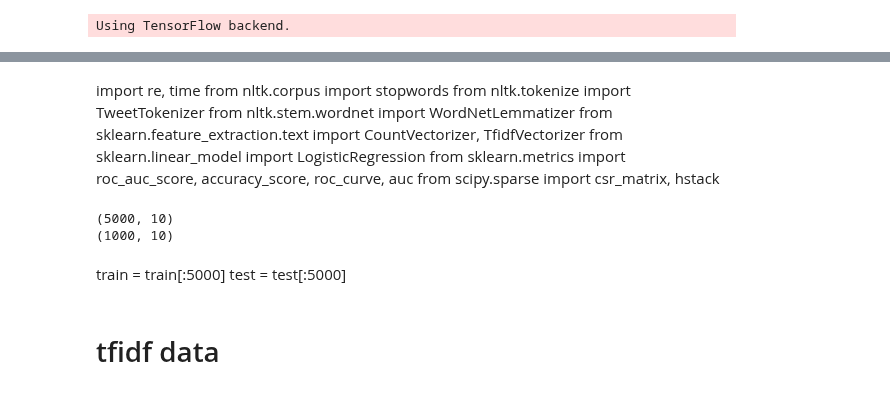
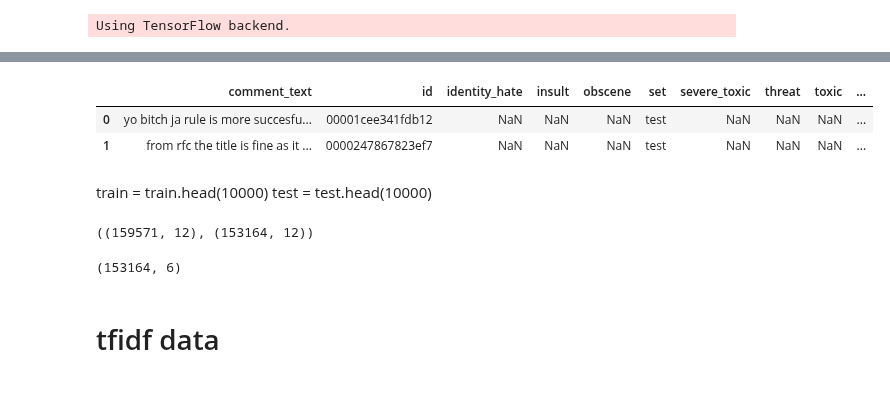
Before and after one commit to wluo-personal/Kaggle, a Jupyter notebook: toxic/sc/stacking/stack_layer1.ipynb, the cells around one changed output, grey strips where cells are left out. Drawn from its saved outputs; the diff is of its cells as text; code cells hidden in the pictures.

```diff
--- a/toxic/sc/stacking/stack_layer1.ipynb
+++ b/toxic/sc/stacking/stack_layer1.ipynb
@@ -49,44 +26,16 @@ from sklearn.svm import SVC, LinearSVC
-# %% [markdown]
-import re, time
-from nltk.corpus import stopwords
-from nltk.tokenize import TweetTokenizer
-from nltk.stem.wordnet import WordNetLemmatizer
-from sklearn.feature_extraction.text import CountVectorizer, TfidfVectorizer
-from sklearn.linear_model import LogisticRegression
-from sklearn.metrics import roc_auc_score, accuracy_score, roc_curve, auc
-from scipy.sparse import csr_matrix, hstack
-# %%
-PATH = '~/data/toxic/data/'
-
-#train = pd.read_csv(PATH + 'cleaned_train.csv')
-#train = pd.read_csv('/home/kai/data/wei/Toxic/data/Shiyi_training.csv').fillna('na')
-
-#test = pd.read_csv(PATH + 'cleaned_test.csv')
-
-#train = train.head(1000)
-#test = test.head(1000)
-
-# train_sentence = train['comment_text_cleaned']
-# test_sentence = test['comment_text_cleaned']
-
-train = pd.read_csv(PATH + 'train_preprocessed.csv').fillna('something')
-test = pd.read_csv(PATH + 'test_preprocessed.csv').fillna('something')
-
-train = train.head(5000)
-test = test.head(1000)
-
-train_sentence = train['comment_text']
-test_sentence = test['comment_text']
-
-text = pd.concat([train_sentence, test_sentence])
-
-print(train.shape)
-print(test.shape)
-
-label_cols = ['toxic', 'severe_toxic', 'obscene', 'threat', 'insult', 'identity_hate']
-# %% [output]
-(5000, 10)
-(1000, 10)
+# %%
+test = pd.read_csv('~/data/toxic/data/test_preprocessed_clean.csv')
+test_ori = pd.read_csv('~/data/toxic/data/test.csv')
+test = test.merge(test_ori[['comment_text', 'id']], on='id', suffixes=('', '_ori'))
+test.head(2)
+# %% [output]
+|  | comment_text | id | identity_hate | insult | obscene | set | severe_toxic | threat | toxic | ... |
+| 0 | yo bitch ja rule is more succesfu... | 00001cee341fdb12 | NaN | NaN | NaN | test | NaN | NaN | NaN | ... |
+| 1 | from rfc the title is fine as it ... | 0000247867823ef7 | NaN | NaN | NaN | test | NaN | NaN | NaN | ... |
 # %% [markdown]
-train = train[:5000]
-test = test[:5000]
+train = train.head(10000)
+test = test.head(10000)
+# %%
+train.shape, test.shape
+# %% [output]
+((159571, 12), (153164, 12))
@@ -93,3 +45,8 @@ test = test[:5000]
+# %%
+test.drop(label_cols, axis=1, inplace=True)
+test.shape
+# %% [output]
+(153164, 6)
 # %% [markdown]
 # tfidf data
 # %%
```
Also changed, not shown: parts of 21 cells of this notebook, 2 other files.
